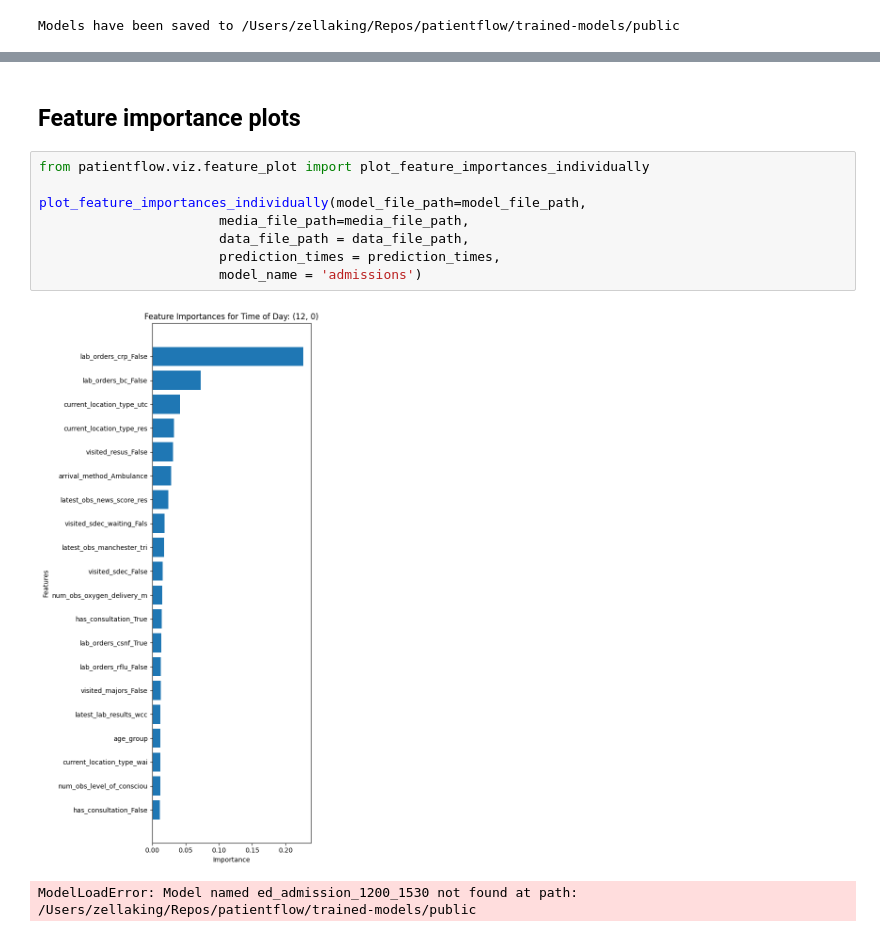
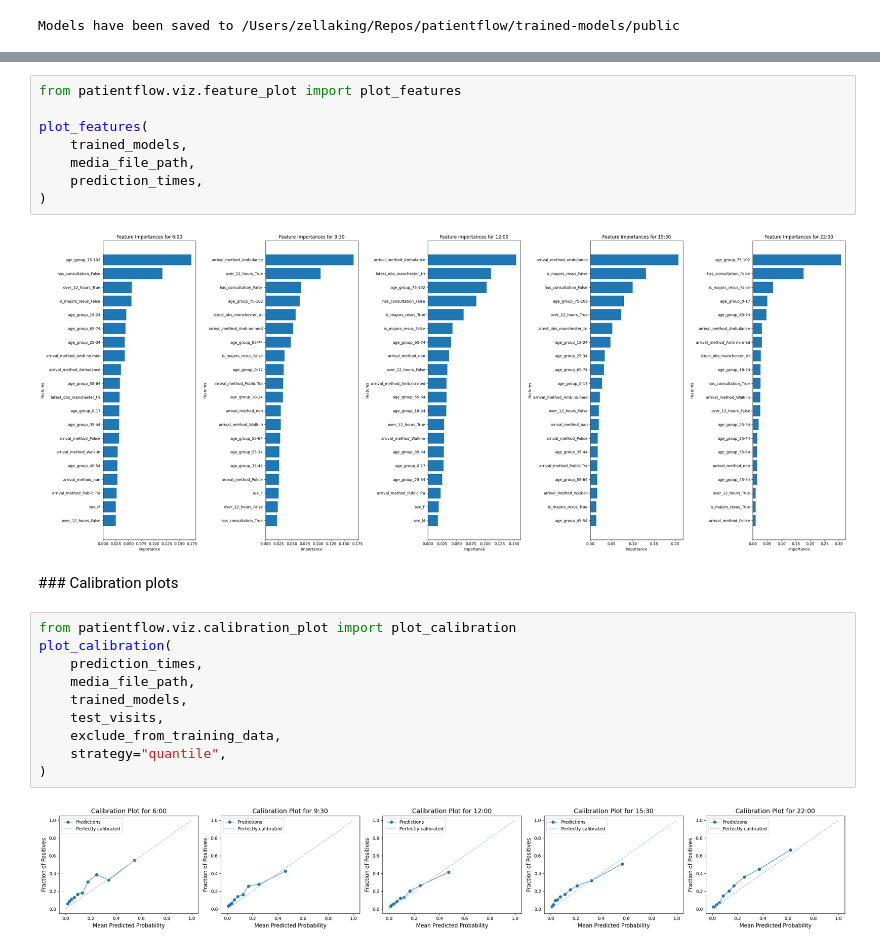
Before and after one commit to zmek/patientflow, a Jupyter notebook: notebooks/4e_Predict_probabiity_of_admission_using_minimal_data.ipynb, the cells around one changed output, grey strips where cells are left out. Drawn from its saved outputs; the diff is of its cells as text.

```diff
--- a/notebooks/4e_Predict_probabiity_of_admission_using_minimal_data.ipynb
+++ b/notebooks/4e_Predict_probabiity_of_admission_using_minimal_data.ipynb
@@ -231,13 +285,24 @@ fig = plot_model_comparisons(model_file_path, prediction_times, models)
+# %%
+from patientflow.viz.feature_plot import plot_features
+
+plot_features(
+    trained_models,
+    media_file_path,
+    prediction_times,
+)
+# %% [output]
+[figure, added]
 # %% [markdown]
-## Feature importance plots
+### Calibration plots
-# %%
-from patientflow.viz.feature_plot import plot_feature_importances_individually
-
-plot_feature_importances_individually(model_file_path=model_file_path,
-                       media_file_path=media_file_path,
-                       data_file_path = data_file_path,
-                       prediction_times = prediction_times,
-                       model_name = 'admissions')
-# %% [output]
-[figure, removed]
-ModelLoadError: Model named ed_admission_1200_1530 not found at path: /Users/zellaking/Repos/patientflow/trained-models/public
+# %%
+from patientflow.viz.calibration_plot import plot_calibration
+plot_calibration(
+    prediction_times,
+    media_file_path,
+    trained_models,
+    test_visits,
+    exclude_from_training_data,
+    strategy="quantile",
+)
+# %% [output]
+[figure, added]
```
Also changed, not shown: parts of 10 cells of this notebook, 6 other files.
